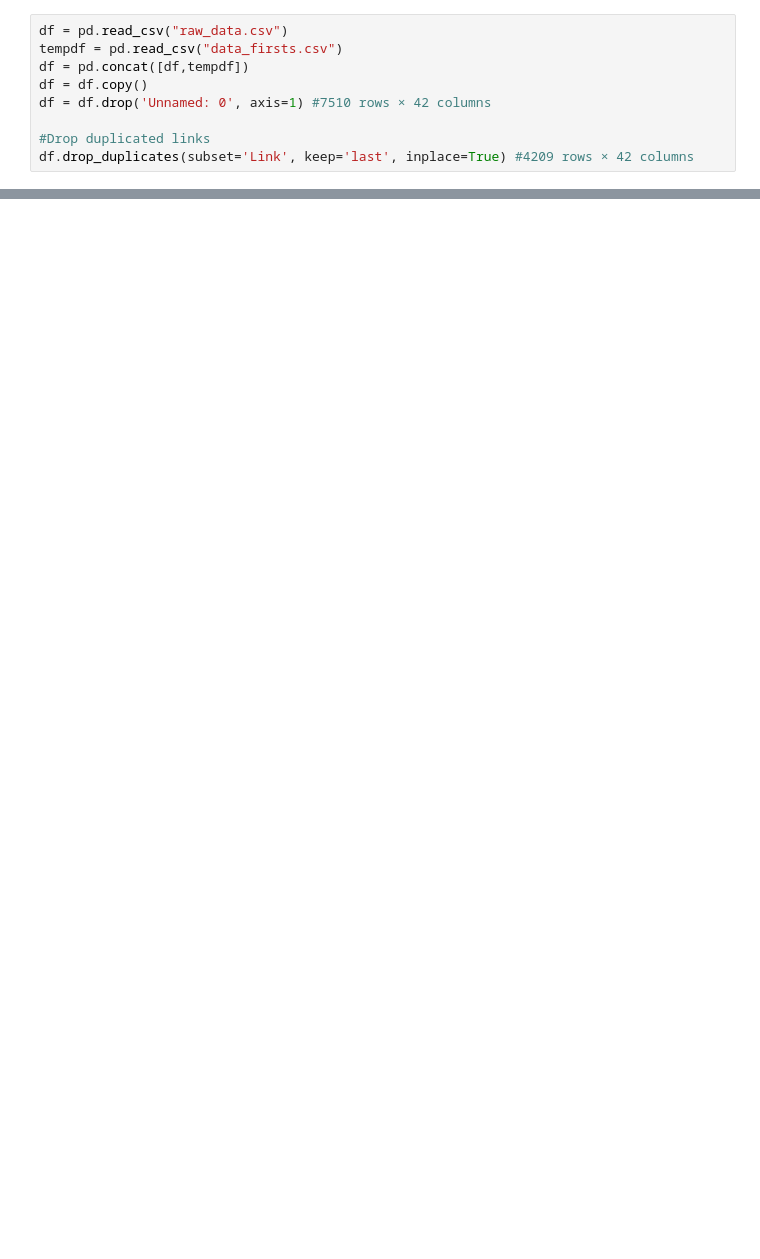
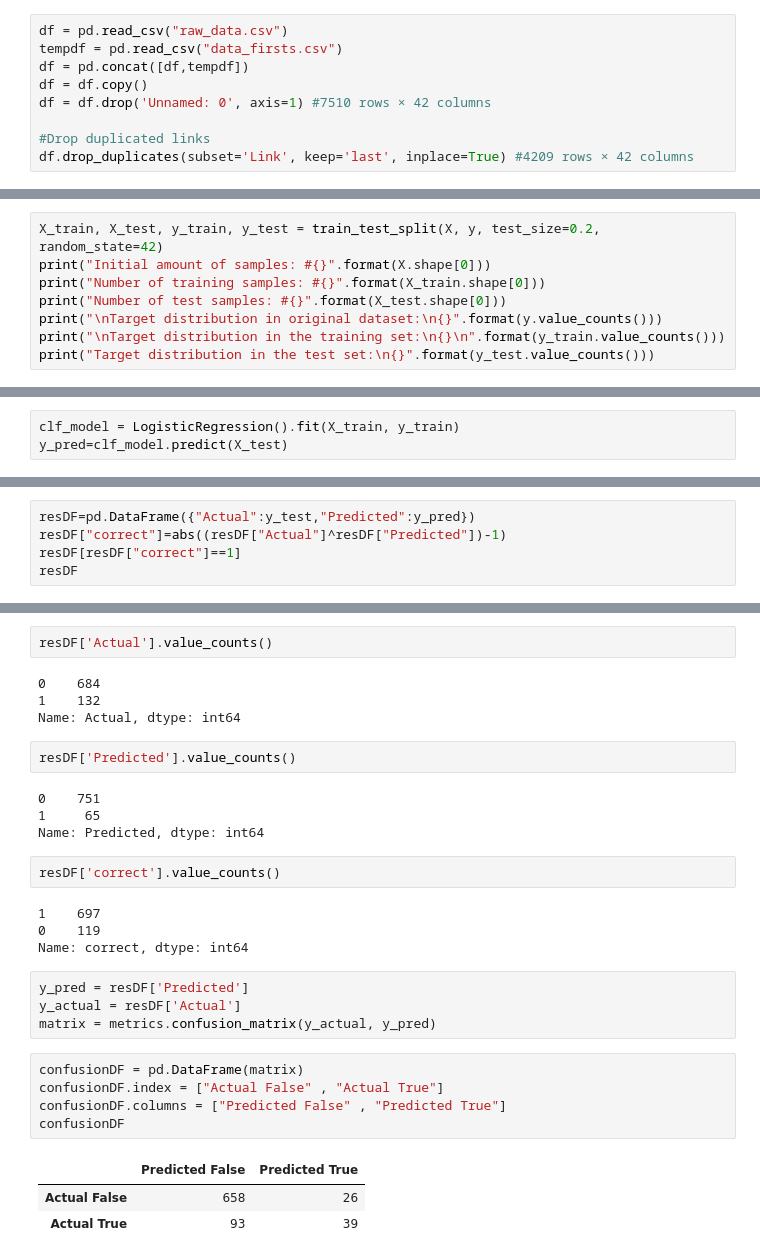
Before and after one commit to Shahars71/Data-Sciences-Project, a Jupyter notebook: Data Science _Our Main Project .ipynb, the cells around one changed output, grey strips where cells are left out. Saved outputs shown, nothing was run; the diff lists cells and outputs as text; blank space fills up the shorter version.

Commit message:
Updated By Mor 16/02/23
Updated By Mor 16/02/23 Missing 'Predict'

```diff
--- a/Data Science _Our Main Project .ipynb
+++ b/Data Science _Our Main Project .ipynb
@@ -367,0 +293,8 @@ df['Average Rating'].hist(bins=50)
+# %%
+X_train, X_test, y_train, y_test = train_test_split(X, y, test_size=0.2, random_state=42)
+print("Initial amount of samples: #{}".format(X.shape[0]))
+print("Number of training samples: #{}".format(X_train.shape[0]))
+print("Number of test samples: #{}".format(X_test.shape[0]))
+print("\nTarget distribution in original dataset:\n{}".format(y.value_counts()))
+print("\nTarget distribution in the training set:\n{}\n".format(y_train.value_counts()))
+print("Target distribution in the test set:\n{}".format(y_test.value_counts()))
@@ -367,0 +374,3 @@ df['Average Rating'].hist(bins=50)
+# %%
+clf_model = LogisticRegression().fit(X_train, y_train)
+y_pred=clf_model.predict(X_test)
@@ -367,0 +387,5 @@ df['Average Rating'].hist(bins=50)
+# %%
+resDF=pd.DataFrame({"Actual":y_test,"Predicted":y_pred})
+resDF["correct"]=abs((resDF["Actual"]^resDF["Predicted"])-1)
+resDF[resDF["correct"]==1]
+resDF
@@ -367,0 +406,31 @@ df['Average Rating'].hist(bins=50)
+# %%
+resDF['Actual'].value_counts()
+# %% [output]
+0    684
+1    132
+Name: Actual, dtype: int64
+# %%
+resDF['Predicted'].value_counts()
+# %% [output]
+0    751
+1     65
+Name: Predicted, dtype: int64
+# %%
+resDF['correct'].value_counts()
+# %% [output]
+1    697
+0    119
+Name: correct, dtype: int64
+# %%
+y_pred = resDF['Predicted']
+y_actual = resDF['Actual']
+matrix = metrics.confusion_matrix(y_actual, y_pred)
+# %%
+confusionDF = pd.DataFrame(matrix)
+confusionDF.index = ["Actual False" , "Actual True"]
+confusionDF.columns = ["Predicted False" , "Predicted True"]
+confusionDF
+# %% [output]
+|  | Predicted False | Predicted True |
+| Actual False | 658 | 26 |
+| Actual True | 93 | 39 |
```
Also changed, not shown: parts of 57 cells of this notebook.
